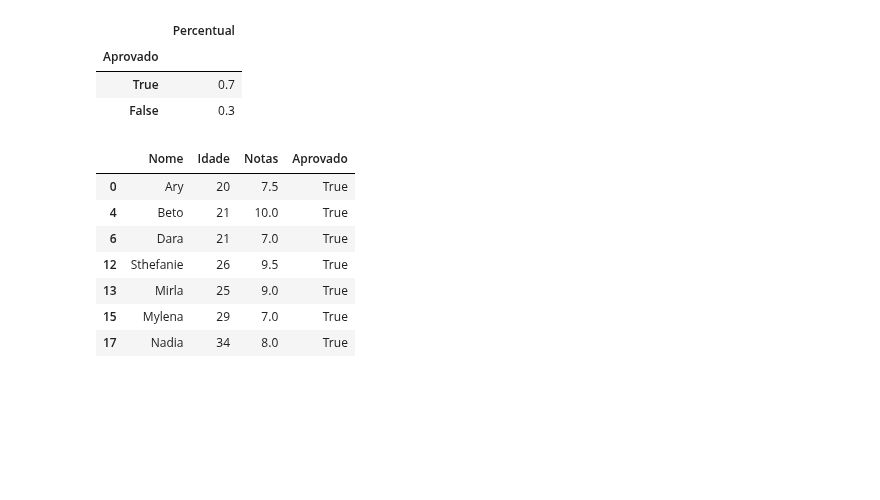
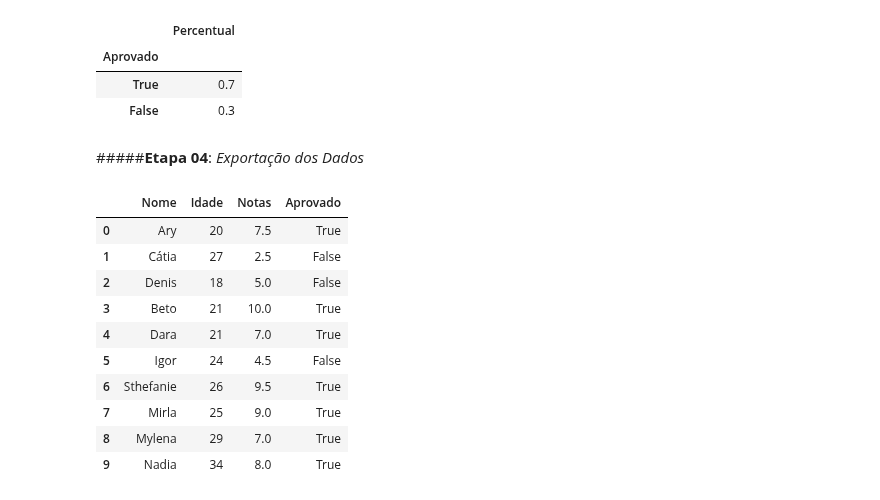
Before and after one commit to matheuspfferreira/python_data_science, a Jupyter notebook: Escola Mondial - 03/NB_Escola_Mondial.ipynb, the cells around one changed output. Drawn from its saved outputs; the diff is of its cells as text; code cells hidden in the pictures; blank space fills up the shorter version.

Commit message:
Exportação dos seguintes conjuntos de dados para arquivo de formato csv: alunos aprovados da turma; informações gerais dos alunos da turma.

```diff
--- a/Escola Mondial - 03/NB_Escola_Mondial.ipynb
+++ b/Escola Mondial - 03/NB_Escola_Mondial.ipynb
@@ -113,15 +113,8 @@ df_quantidade_aprovados
 | True | 0.7 |
 | False | 0.3 |
 # %%
-# Obtendo os nomes dos alunos aprovados
+# Obtendo os nomes dos alunos aprovados e suas respectivas notas
 aprovados = (dataset.Aprovado)
-dataset[aprovados]
+df_aprovados = dataset[aprovados][['Nome', 'Notas']]
-# %% [output]
-|  | Nome | Idade | Notas | Aprovado |
-| 0 | Ary | 20 | 7.5 | True |
-| 4 | Beto | 21 | 10.0 | True |
-| 6 | Dara | 21 | 7.0 | True |
-| 12 | Sthefanie | 26 | 9.5 | True |
-| 13 | Mirla | 25 | 9.0 | True |
-| 15 | Mylena | 29 | 7.0 | True |
-| 17 | Nadia | 34 | 8.0 | True |
+# %% [markdown]
+#####**Etapa 04**: *Exportação dos Dados*
@@ -127,0 +124,15 @@ dataset[aprovados]
+# %%
+# Realizando a leitura do arquivo exportado
+pd.read_csv('dados_alunos.csv')
+# %% [output]
+|  | Nome | Idade | Notas | Aprovado |
+| 0 | Ary | 20 | 7.5 | True |
+| 1 | Cátia | 27 | 2.5 | False |
+| 2 | Denis | 18 | 5.0 | False |
+| 3 | Beto | 21 | 10.0 | True |
+| 4 | Dara | 21 | 7.0 | True |
+| 5 | Igor | 24 | 4.5 | False |
+| 6 | Sthefanie | 26 | 9.5 | True |
+| 7 | Mirla | 25 | 9.0 | True |
+| 8 | Mylena | 29 | 7.0 | True |
+| 9 | Nadia | 34 | 8.0 | True |
```
Also changed, not shown: parts of 3 cells of this notebook.
